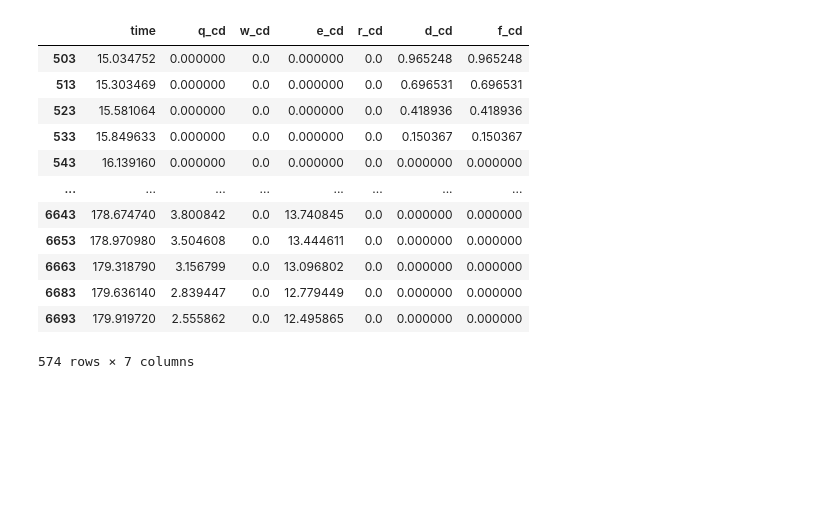
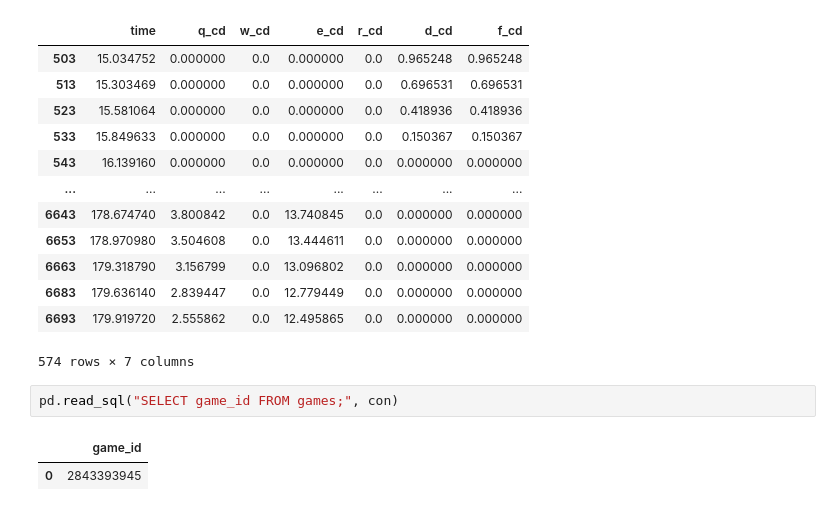
Before and after one commit to MiscellaneousStuff/tlol-analysis, a Jupyter notebook: obs_act_spec_clean.ipynb, the cells around one changed output. Cells and saved outputs as stored; diff of their text form; blank space fills up the shorter version.

```diff
--- a/obs_act_spec_clean.ipynb
+++ b/obs_act_spec_clean.ipynb
@@ -420,3 +420,8 @@ Name: e_cd, Length: 574, dtype: bool
 | 6683 | 179.636140 | 2.839447 | 0.0 | 12.779449 | 0.0 | 0.000000 | 0.000000 |
 | 6693 | 179.919720 | 2.555862 | 0.0 | 12.495865 | 0.0 | 0.000000 | 0.000000 |
 574 rows × 7 columns
+# %%
+pd.read_sql("SELECT game_id FROM games;", con)
+# %% [output]
+|  | game_id |
+| 0 | 2843393945 |
```
Also changed, not shown: 1 other file.
